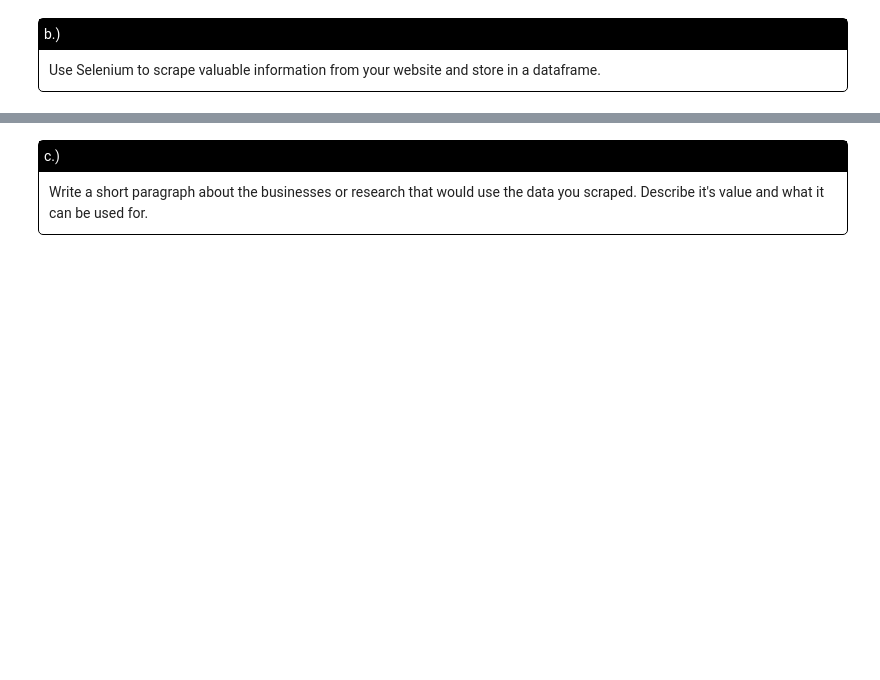
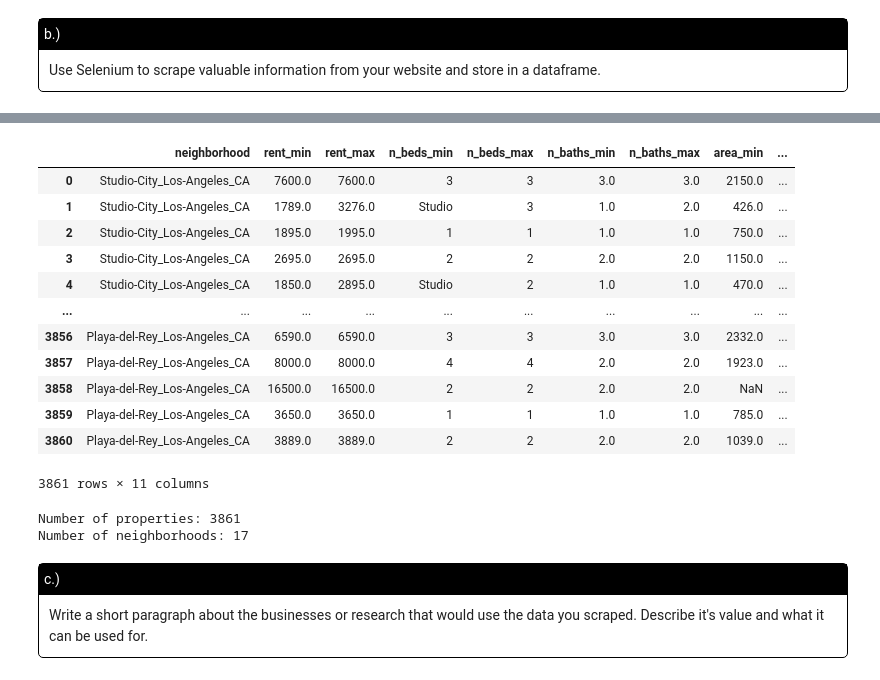
Before and after one commit to m4wnn/ECON446, a Jupyter notebook: hw/webscraping/merged.ipynb, the cells around one changed output, grey strips where cells are left out. Saved outputs shown, nothing was run; the diff lists cells and outputs as text; code cells hidden in the pictures; blank space fills up the shorter version.

```diff
--- a/hw/webscraping/merged.ipynb
+++ b/hw/webscraping/merged.ipynb
@@ -735,0 +883,8 @@ for n in neighborhoods:
+# %%
+data.loc[data.rent_max.isna(), 'rent_max'] = data.loc[data.rent_max.isna(), 'rent_min']
+# %%
+data.loc[data.n_beds_max.isna(), 'n_beds_max'] = data.loc[data.n_beds_max.isna(), 'n_beds_min']
+# %%
+data.loc[data.n_baths_max.isna(), 'n_baths_max'] = data.loc[data.n_baths_max.isna(), 'n_baths_min']
+# %%
+data.loc[data.area_max.isna(), 'area_max'] = data.loc[data.area_max.isna(), 'area_min']
@@ -736,3 +893,28 @@ for n in neighborhoods:
+# %%
+data
+# %% [output]
+|  | neighborhood | rent_min | rent_max | n_beds_min | n_beds_max | n_baths_min | n_baths_max | area_min | ... |
+| 0 | Studio-City_Los-Angeles_CA | 7600.0 | 7600.0 | 3 | 3 | 3.0 | 3.0 | 2150.0 | ... |
+| 1 | Studio-City_Los-Angeles_CA | 1789.0 | 3276.0 | Studio | 3 | 1.0 | 2.0 | 426.0 | ... |
+| 2 | Studio-City_Los-Angeles_CA | 1895.0 | 1995.0 | 1 | 1 | 1.0 | 1.0 | 750.0 | ... |
+| 3 | Studio-City_Los-Angeles_CA | 2695.0 | 2695.0 | 2 | 2 | 2.0 | 2.0 | 1150.0 | ... |
+| 4 | Studio-City_Los-Angeles_CA | 1850.0 | 2895.0 | Studio | 2 | 1.0 | 1.0 | 470.0 | ... |
+| ... | ... | ... | ... | ... | ... | ... | ... | ... | ... |
+| 3856 | Playa-del-Rey_Los-Angeles_CA | 6590.0 | 6590.0 | 3 | 3 | 3.0 | 3.0 | 2332.0 | ... |
+| 3857 | Playa-del-Rey_Los-Angeles_CA | 8000.0 | 8000.0 | 4 | 4 | 2.0 | 2.0 | 1923.0 | ... |
+| 3858 | Playa-del-Rey_Los-Angeles_CA | 16500.0 | 16500.0 | 2 | 2 | 2.0 | 2.0 | NaN | ... |
+| 3859 | Playa-del-Rey_Los-Angeles_CA | 3650.0 | 3650.0 | 1 | 1 | 1.0 | 1.0 | 785.0 | ... |
+| 3860 | Playa-del-Rey_Los-Angeles_CA | 3889.0 | 3889.0 | 2 | 2 | 2.0 | 2.0 | 1039.0 | ... |
+3861 rows × 11 columns
+# %%
+tmp = f"""
+Number of properties: {data.shape[0]}
+Number of neighborhoods: {data.neighborhood.nunique()}
+"""
+print(tmp)
+# %% [output]
+Number of properties: 3861
+Number of neighborhoods: 17
 # %% [markdown]
 <div style="border: 1px solid black; border-radius: 5px; overflow: hidden;">
     <div style="background-color: black; color: white; padding: 5px; text-align: left;">
```
Also changed, not shown: parts of 26 cells of this notebook, 3 other files.
